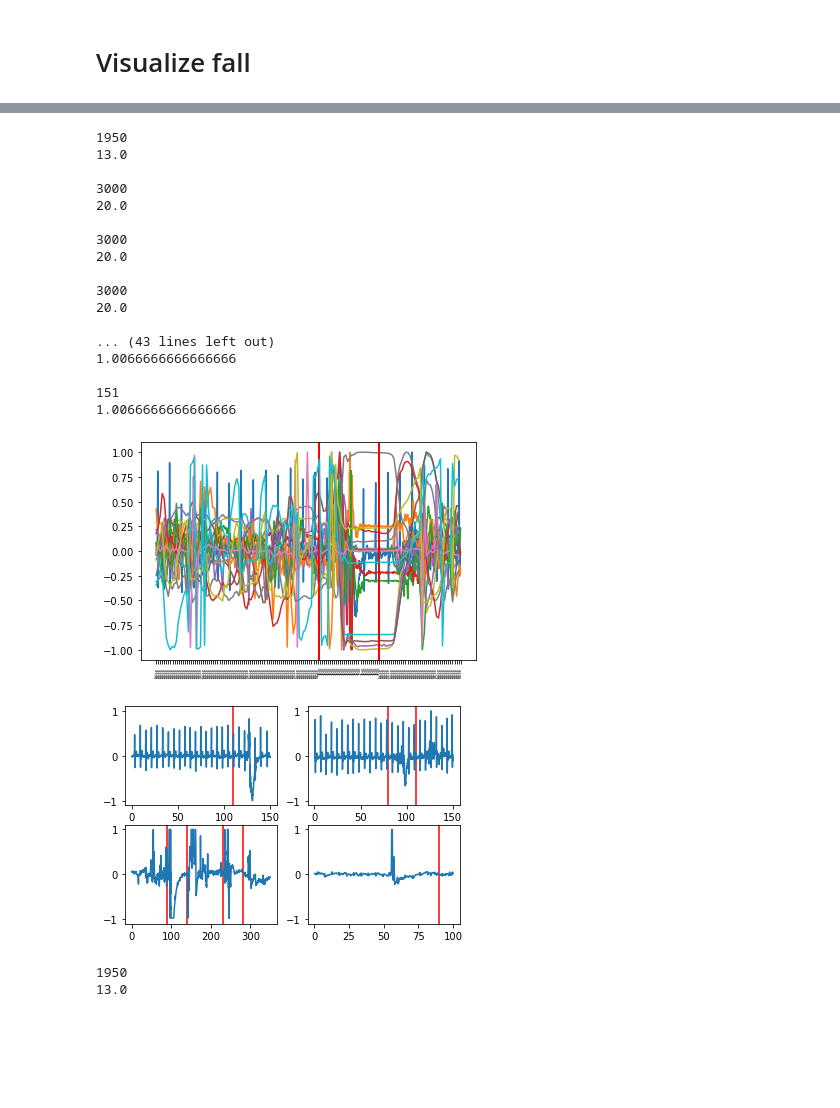
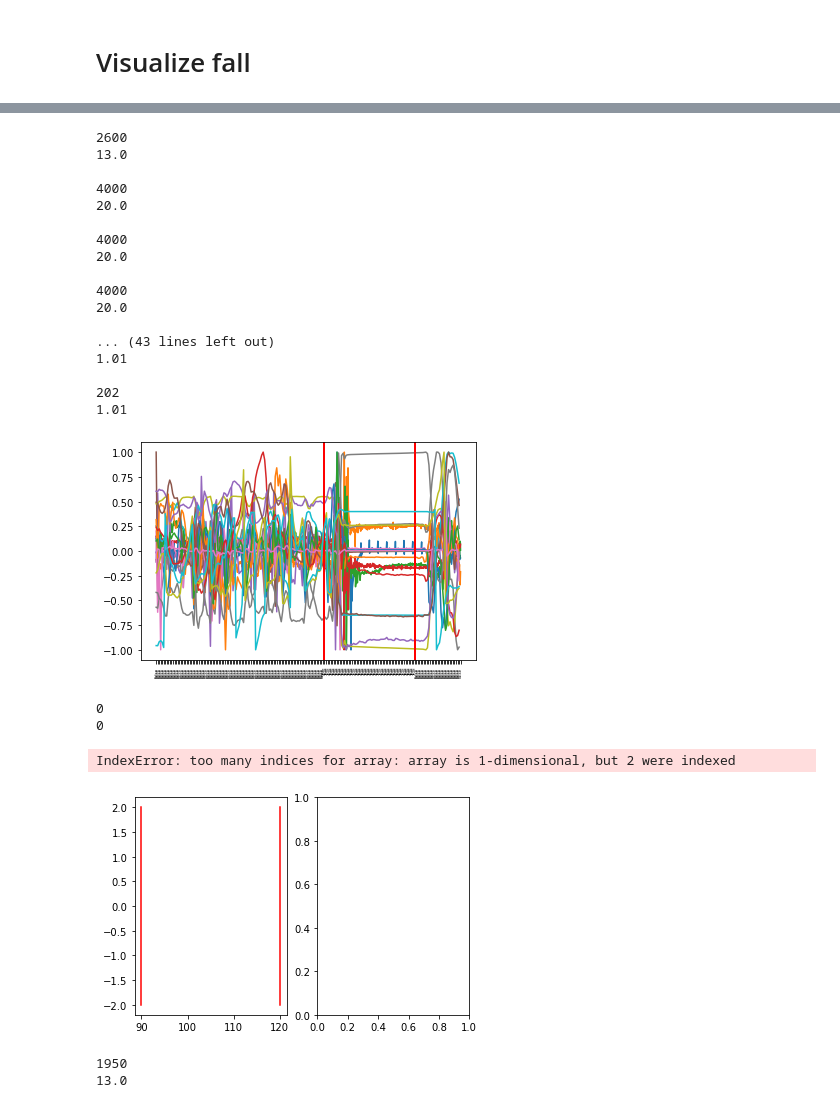
Before and after one commit to hwixley/Fall-Detection-Deep-Learning, a Jupyter notebook: preprocessing.ipynb, the cells around one changed output, grey strips where cells are left out. Cells and saved outputs as stored; diff of their text form; code cells hidden in the pictures; blank space fills up the shorter version.

```diff
--- a/preprocessing.ipynb
+++ b/preprocessing.ipynb
@@ -16,7 +16,7 @@ def getBsonFiles(DIR):
     print(bson_files)
     return bson_files
 # %%
-DATA_DIR = os.getcwd() + "/data/fddg-db11/fddg"
+DATA_DIR = os.getcwd() + "/data/fddg-db12/fddg"
 # %%
 bson_files = getBsonFiles(DATA_DIR)
 # %% [output]
@@ -400,61 +362,65 @@ plot_recording(recordings[0])
 plt.clf()
 plot_recording(recordings[1])
 # %% [output]
-1950
+2600
 13.0
 
-3000
+4000
 20.0
 
-3000
+4000
 20.0
 
-3000
+4000
 20.0
 
 ... (43 lines left out)
-1.0066666666666666
+1.01
 
-151
-1.0066666666666666
+202
+1.01
-[figure, old version]
+[figure, new version]
 # %%
 import math
 max_size = math.floor(len(recordings)/2)
 fig, axs = plt.subplots(max_size, 2)
 row = 0
 col = 0
 
 for r in recordings:
     if row != -1:
         data = r.p_ecg
         labels = r.labels
 
         mu = sum(data)/len(data)
         data = [el-mu for el in data]
 
         if abs(min(data)) > max(data):
             data = [el/abs(min(data)) for el in data]
         else:
             data = [el/max(data) for el in data]
 
         idxs = getFallIndexes(labels)
 
-        for idx in idxs:
-            axs[row, col].plot([idx]*2, np.linspace(-2,2,2),color="red")
+        if max_size:
+            for idx in idxs:
+                axs[col].plot([idx]*2, np.linspace(-2,2,2),color="red")
 
-        axs[row, col].plot(np.arange(0, len(data))*len(labels)/len(data), data)
-        axs[row, col].set_ylim(-1.1,1.1)
+            axs[row, col].plot(np.arange(0, len(data))*len(labels)/len(data), data)
+            axs[row, col].set_ylim(-1.1,1.1)
 
     if col < max_size-1:
         col += 1
     elif row < max_size-1:
         row += 1
         col = 0
     else:
         row = -1
 # %% [output]
+0
+0
+IndexError: too many indices for array: array is 1-dimensional, but 2 were indexed
-[figure, old version]
+[figure, new version]
 # %%
 plot_time(recordings[0].p_ecg, recordings[0].labels)
 # %% [output]
```
Also changed, not shown: parts of 11 cells of this notebook.
